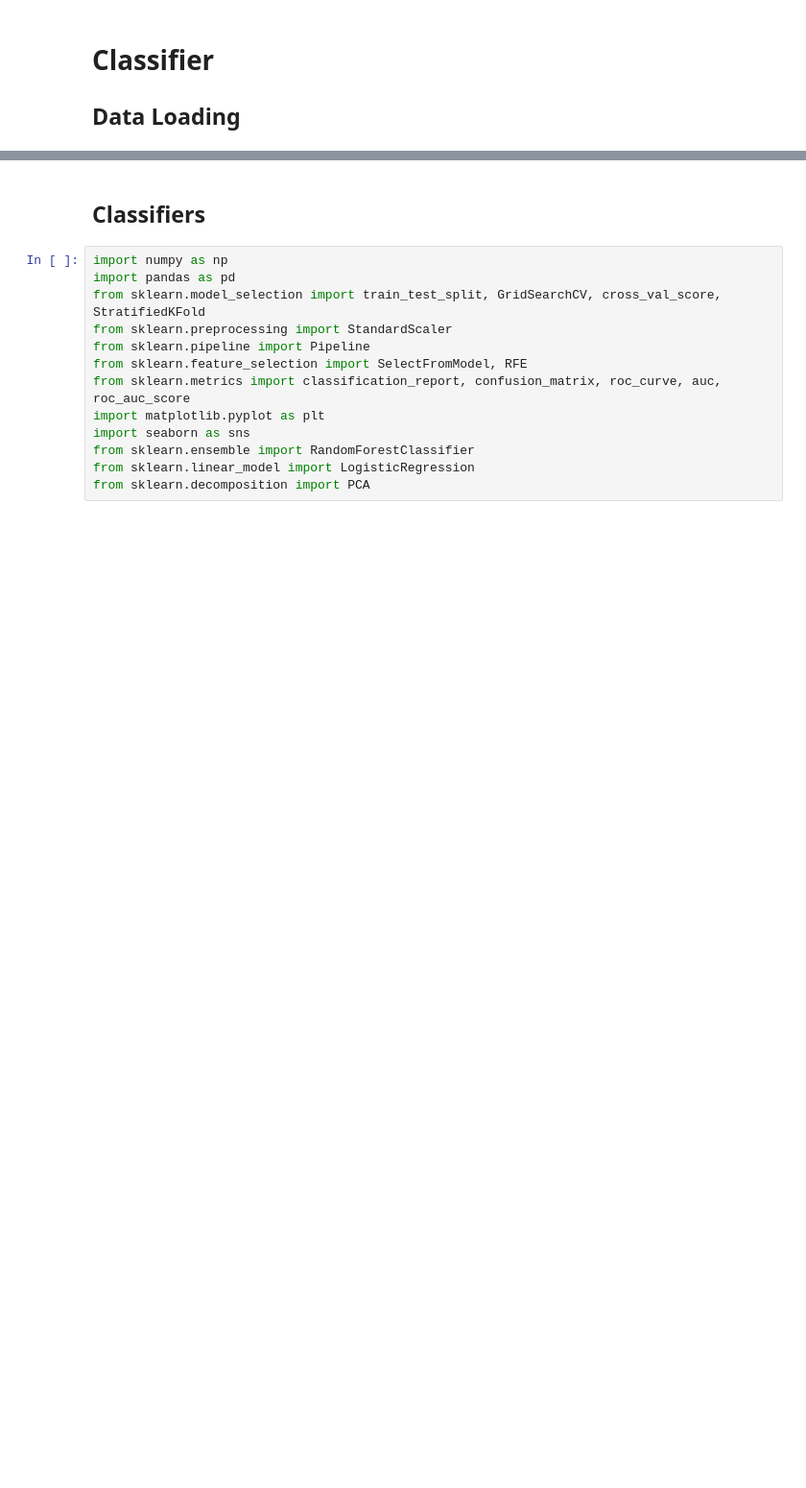
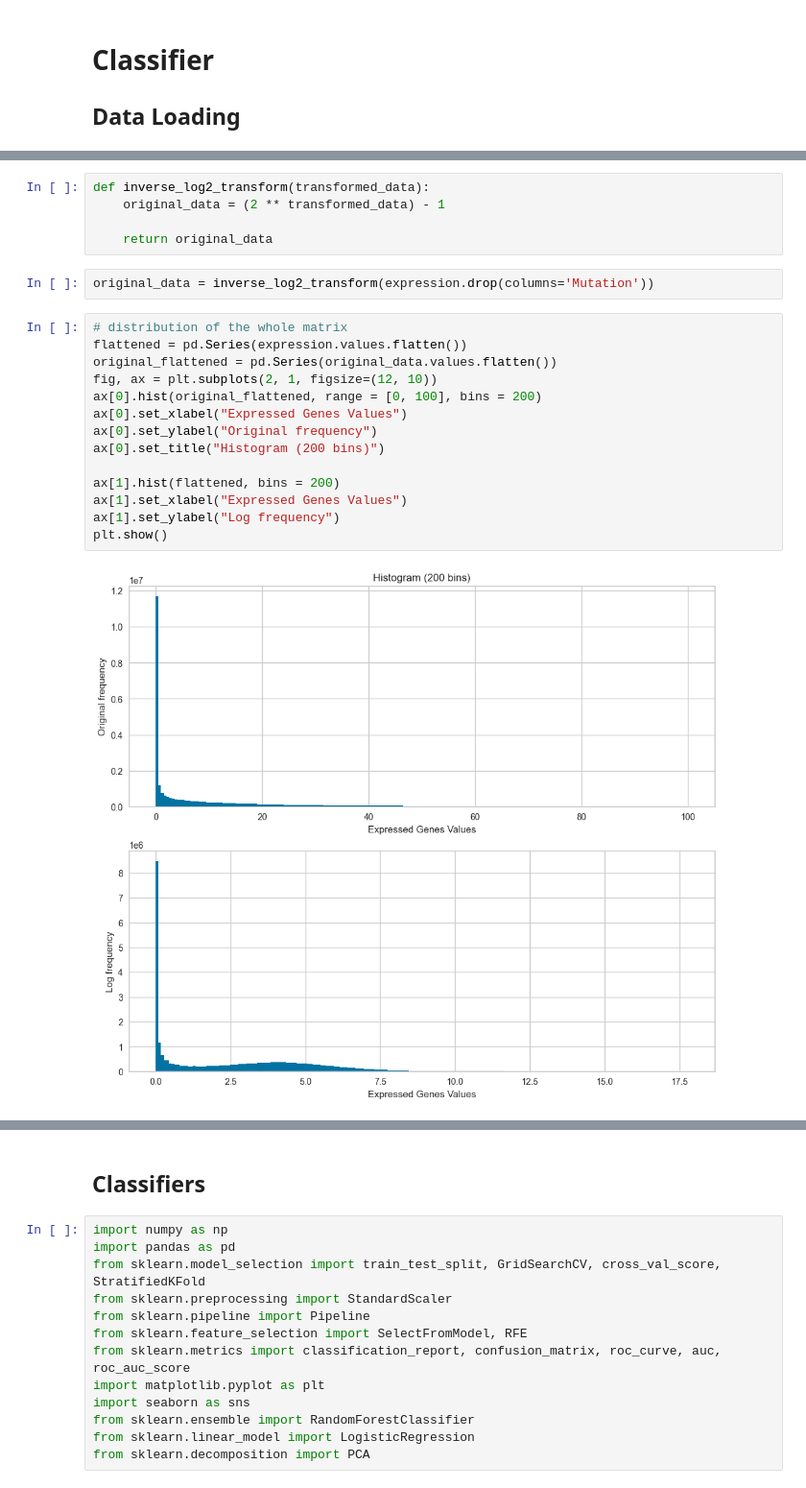
Before and after one commit to beatricecitterio/ml-repo, a Jupyter notebook: bea.ipynb, the cells around one changed output, grey strips where cells are left out. Shown at 96% size. Saved outputs shown, nothing was run; the diff lists cells and outputs as text; blank space fills up the shorter version.

```diff
--- a/bea.ipynb
+++ b/bea.ipynb
@@ -17,0 +186,23 @@ expression['Mutation'] = expression['ModelID'].isin(mutation['ModelID']).astype(
+# %%
+def inverse_log2_transform(transformed_data):
+    original_data = (2 ** transformed_data) - 1
+
+    return original_data
+# %%
+original_data = inverse_log2_transform(expression.drop(columns='Mutation'))
+# %%
+# distribution of the whole matrix
+flattened = pd.Series(expression.values.flatten())
+original_flattened = pd.Series(original_data.values.flatten())
+fig, ax = plt.subplots(2, 1, figsize=(12, 10))
+ax[0].hist(original_flattened, range = [0, 100], bins = 200)
+ax[0].set_xlabel("Expressed Genes Values")
+ax[0].set_ylabel("Original frequency")
+ax[0].set_title("Histogram (200 bins)")
+
+ax[1].hist(flattened, bins = 200)
+ax[1].set_xlabel("Expressed Genes Values")
+ax[1].set_ylabel("Log frequency")
+plt.show()
+# %% [output]
+[figure, added]
```
Also changed, not shown: parts of 76 cells of this notebook, 10 other files.
